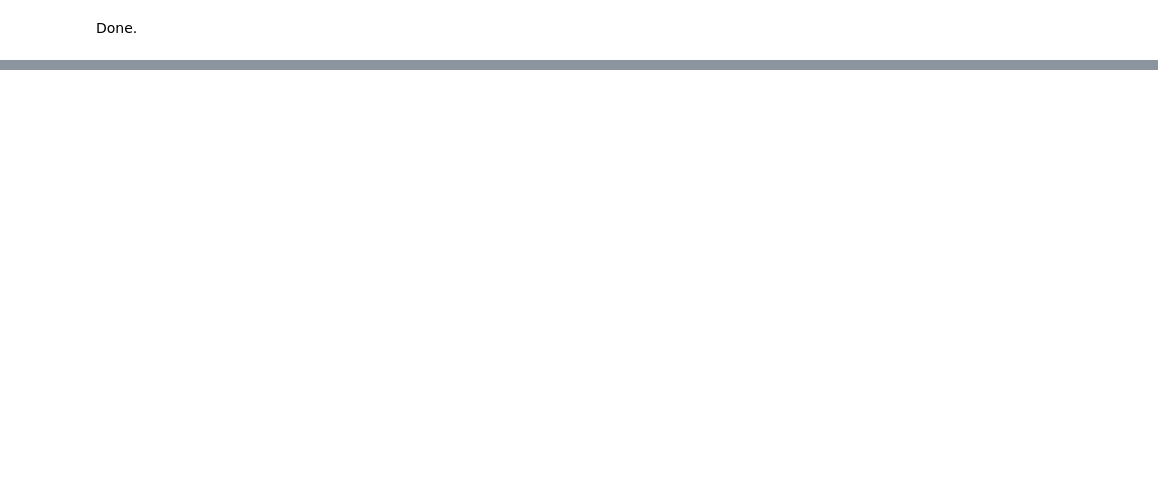
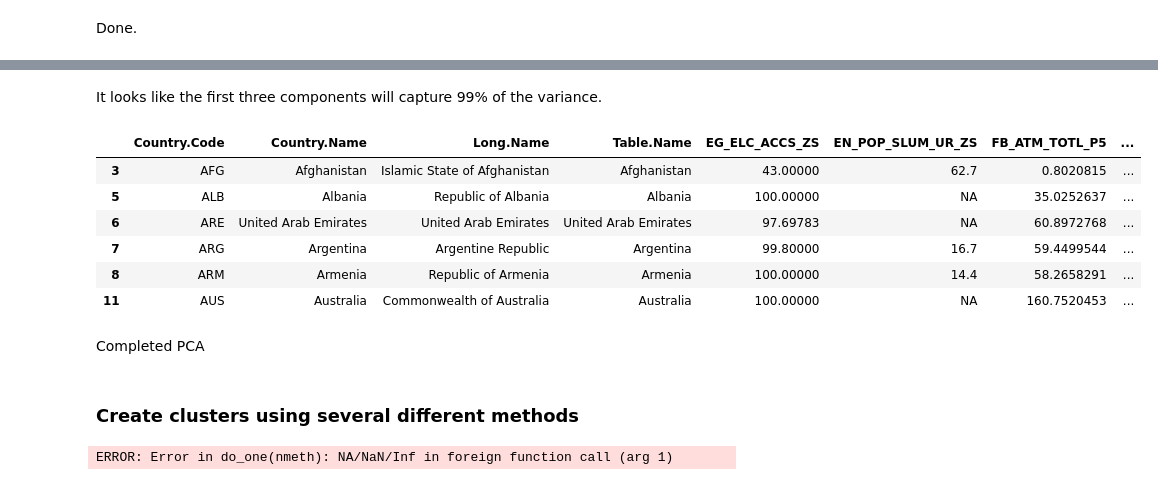
Before and after one commit to pbsjones/business_analysis_nanodegree, a Jupyter notebook: notebooks/7_seg_practice_project.ipynb, the cells around one changed output, grey strips where cells are left out. Drawn from its saved outputs; the diff is of its cells as text; code cells hidden in the pictures; blank space fills up the shorter version.

```diff
--- a/notebooks/7_seg_practice_project.ipynb
+++ b/notebooks/7_seg_practice_project.ipynb
@@ -78,0 +80,2 @@ Done.
+# %%
+pca1 <- PCA( scale( df[,5:34] ), scale.unit=TRUE, graph = TRUE )
@@ -78,0 +92,6 @@ Done.
+# %% [markdown]
+It looks like the first three components will capture 99% of the variance.
+# %%
+df <- cbind( df, pca1$ind$coord[,1:2] )
+# %%
+df <- df[,-c( 5:34 )]
@@ -78,0 +112,18 @@ Done.
+# %%
+head( df )
+# %% [output]
+|  | Country.Code | Country.Name | Long.Name | Table.Name | EG_ELC_ACCS_ZS | EN_POP_SLUM_UR_ZS | FB_ATM_TOTL_P5 | ... |
+| 3 | AFG | Afghanistan | Islamic State of Afghanistan | Afghanistan | 43.00000 | 62.7 | 0.8020815 | ... |
+| 5 | ALB | Albania | Republic of Albania | Albania | 100.00000 | NA | 35.0252637 | ... |
+| 6 | ARE | United Arab Emirates | United Arab Emirates | United Arab Emirates | 97.69783 | NA | 60.8972768 | ... |
+| 7 | ARG | Argentina | Argentine Republic | Argentina | 99.80000 | 16.7 | 59.4499544 | ... |
+| 8 | ARM | Armenia | Republic of Armenia | Armenia | 100.00000 | 14.4 | 58.2658291 | ... |
+| 11 | AUS | Australia | Commonwealth of Australia | Australia | 100.00000 | NA | 160.7520453 | ... |
+# %% [markdown]
+Completed PCA
+# %% [markdown]
+### Create clusters using several different methods
+# %%
+kmeans( df[,5:ncol(df)], centers = 4)
+# %% [output]
+ERROR: Error in do_one(nmeth): NA/NaN/Inf in foreign function call (arg 1)
```
Also changed, not shown: parts of 13 cells of this notebook.
